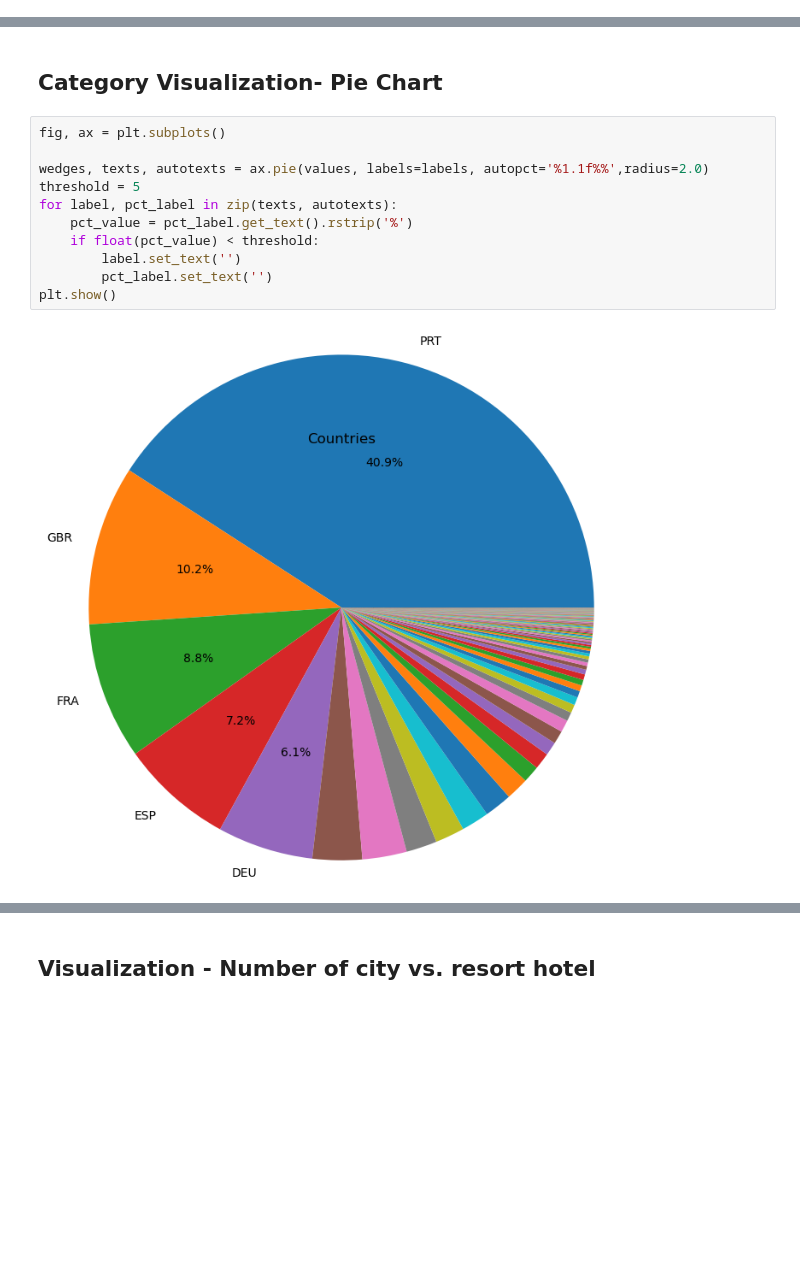
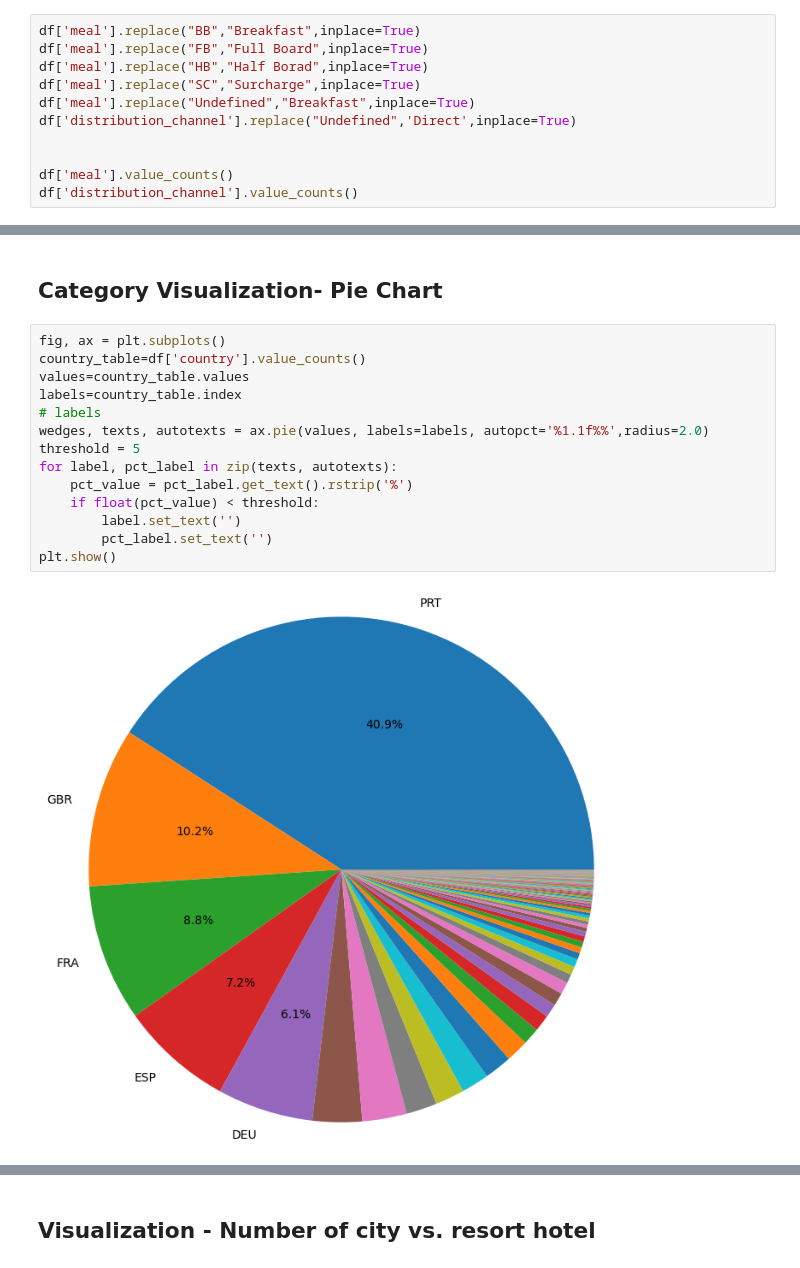
Before and after one commit to mpaydar/Data-Analysis-Personal-Projects, a Jupyter notebook: Data Modeling/hotel_book_prediction.ipynb, the cells around one changed output, grey strips where cells are left out. Saved outputs shown, nothing was run; the diff lists cells and outputs as text; blank space fills up the shorter version.

```diff
--- a/Data Modeling/hotel_book_prediction.ipynb
+++ b/Data Modeling/hotel_book_prediction.ipynb
@@ -170,0 +182,11 @@ table
+# %%
+df['meal'].replace("BB","Breakfast",inplace=True)
+df['meal'].replace("FB","Full Board",inplace=True)
+df['meal'].replace("HB","Half Borad",inplace=True)
+df['meal'].replace("SC","Surcharge",inplace=True)
+df['meal'].replace("Undefined","Breakfast",inplace=True)
+df['distribution_channel'].replace("Undefined",'Direct',inplace=True)
+
+
+df['meal'].value_counts()
+df['distribution_channel'].value_counts()
@@ -256,15 +284,18 @@ Looking at matrix,we see the strongest correlation in the dataset is ***0.49 whi
 ## Category Visualization- Pie Chart
 # %%
 fig, ax = plt.subplots()
-
+country_table=df['country'].value_counts()
+values=country_table.values
+labels=country_table.index
+# labels
 wedges, texts, autotexts = ax.pie(values, labels=labels, autopct='%1.1f%%',radius=2.0)
 threshold = 5
 for label, pct_label in zip(texts, autotexts):
     pct_value = pct_label.get_text().rstrip('%')
     if float(pct_value) < threshold:
         label.set_text('')
         pct_label.set_text('')
 plt.show()
 # %% [output]
-[figure, old version]
+[figure, new version]
 # %% [markdown]
```
Also changed, not shown: parts of 30 cells of this notebook.
